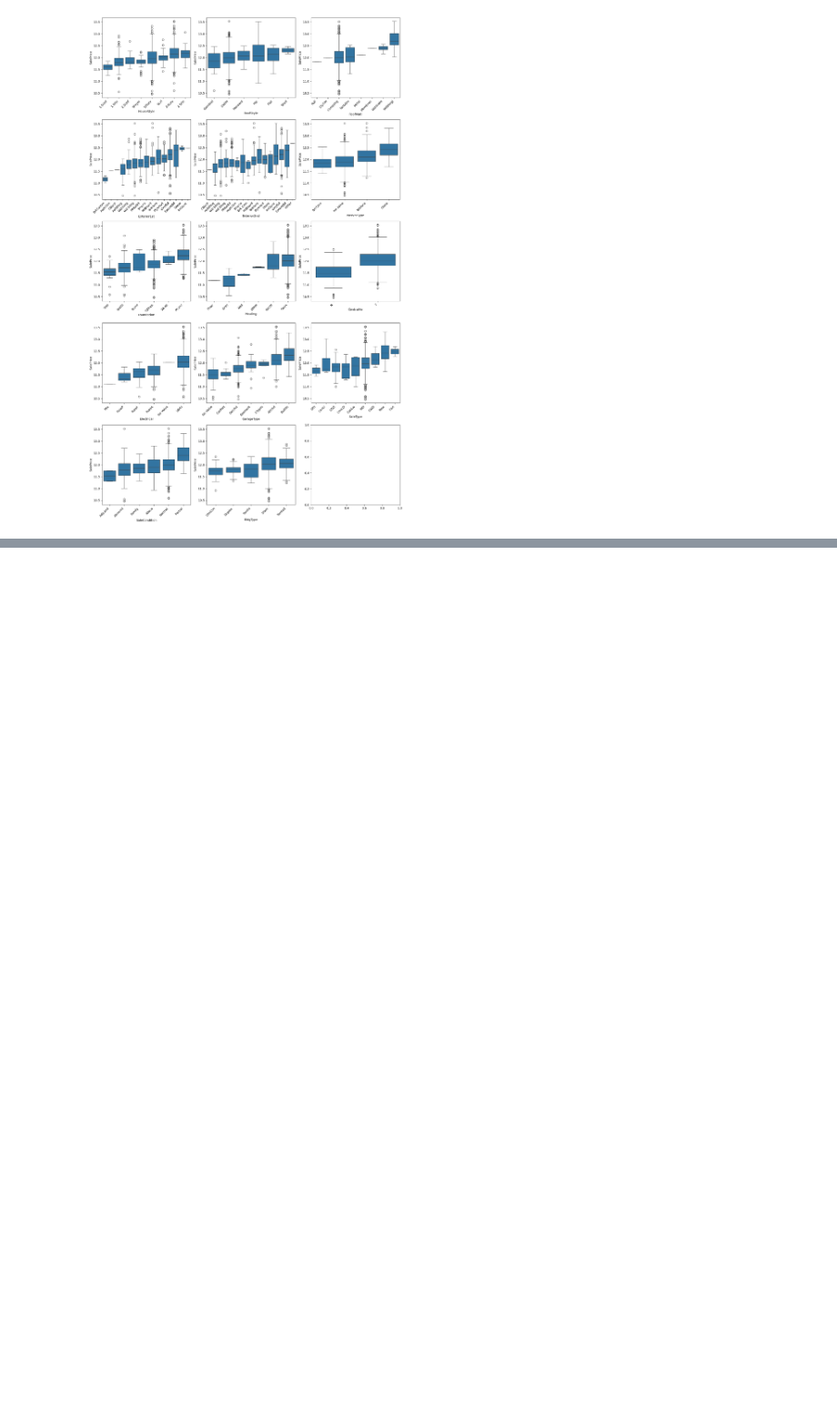
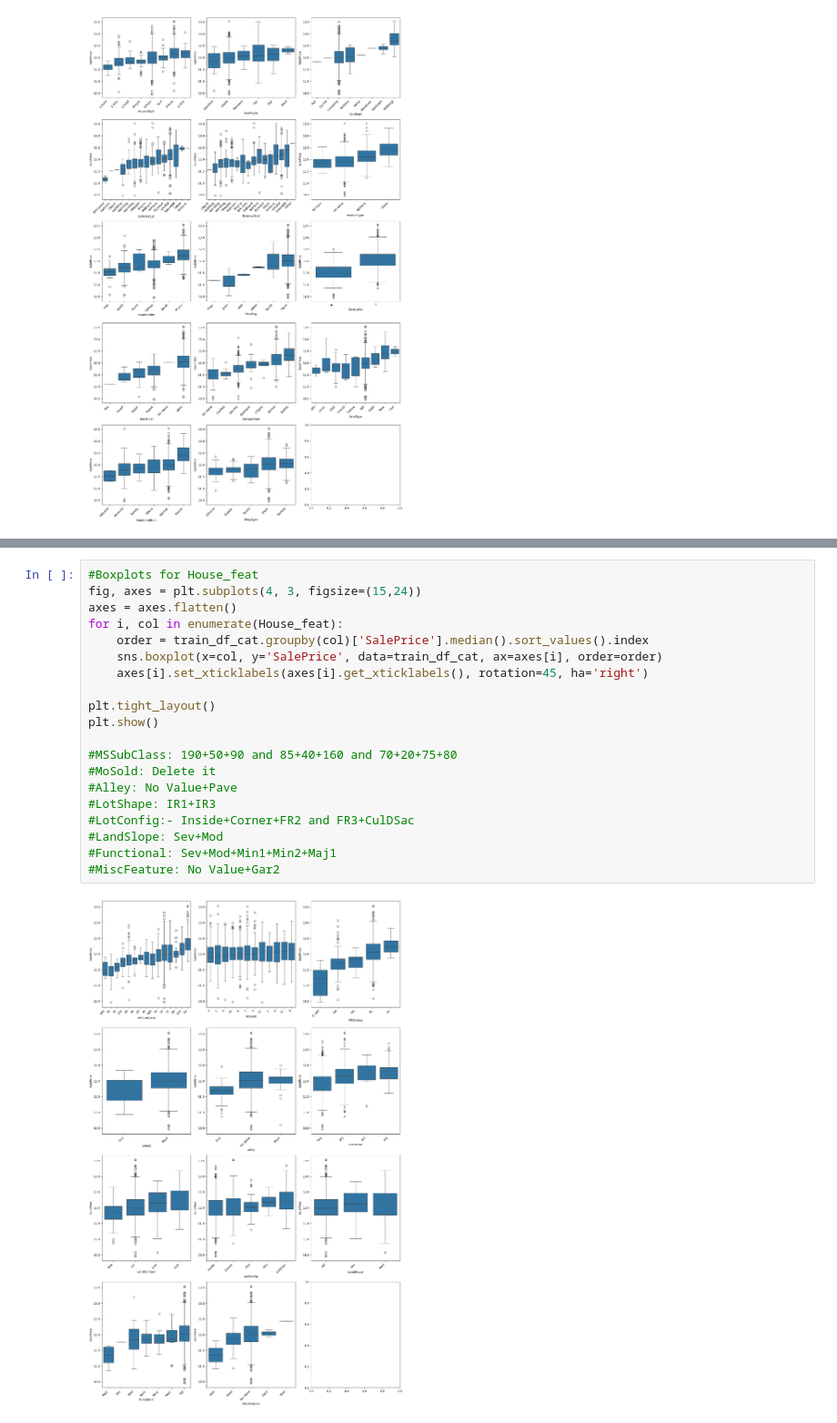
Before and after one commit to Anurag163/Kaggle--House-Prediction, a Jupyter notebook: RFE.ipynb, the cells around one changed output, grey strips where cells are left out. Shown at 91% size. Drawn from its saved outputs; the diff is of its cells as text; blank space fills up the shorter version.

```diff
--- a/RFE.ipynb
+++ b/RFE.ipynb
@@ -777,0 +831,22 @@ plt.show()
+# %%
+#Boxplots for House_feat
+fig, axes = plt.subplots(4, 3, figsize=(15,24))
+axes = axes.flatten()
+for i, col in enumerate(House_feat):
+    order = train_df_cat.groupby(col)['SalePrice'].median().sort_values().index
+    sns.boxplot(x=col, y='SalePrice', data=train_df_cat, ax=axes[i], order=order)
+    axes[i].set_xticklabels(axes[i].get_xticklabels(), rotation=45, ha='right')
+
+plt.tight_layout()
+plt.show()
+
+#MSSubClass: 190+50+90 and 85+40+160 and 70+20+75+80
+#MoSold: Delete it
+#Alley: No Value+Pave
+#LotShape: IR1+IR3
+#LotConfig:- Inside+Corner+FR2 and FR3+CulDSac
+#LandSlope: Sev+Mod
+#Functional: Sev+Mod+Min1+Min2+Maj1
+#MiscFeature: No Value+Gar2
+# %% [output]
+[figure, added]
```
Also changed, not shown: parts of 5 cells of this notebook.
